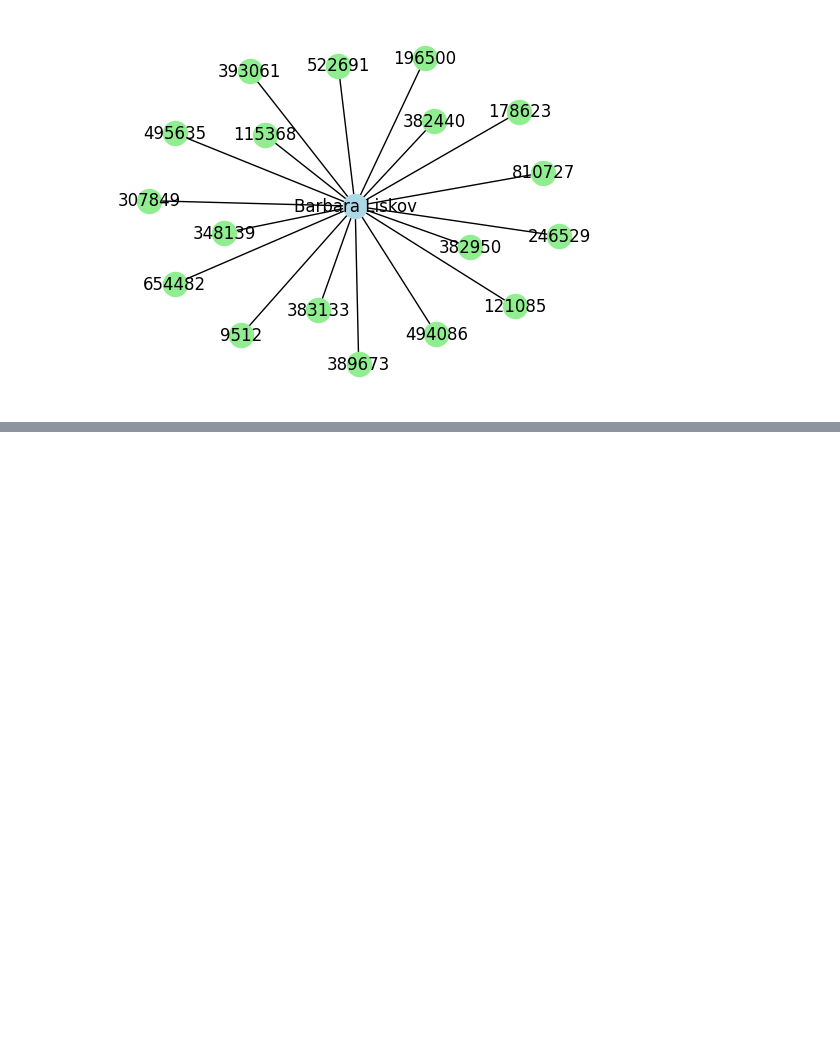
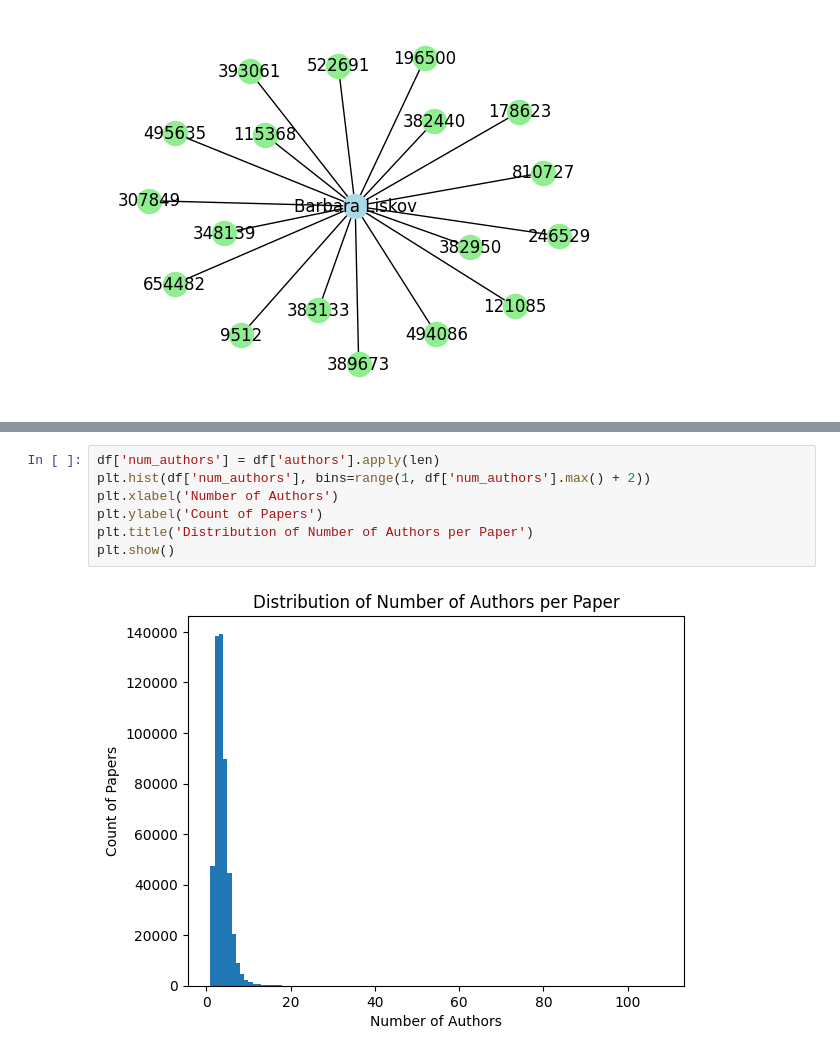
Before and after one commit to ishaangarg9/RecommenderSystem-Project, a Jupyter notebook: dataclean.ipynb, the cells around one changed output, grey strips where cells are left out. Saved outputs shown, nothing was run; the diff lists cells and outputs as text; blank space fills up the shorter version.

```diff
--- a/dataclean.ipynb
+++ b/dataclean.ipynb
@@ -179,0 +189,9 @@ plt.show()
+# %%
+df['num_authors'] = df['authors'].apply(len)
+plt.hist(df['num_authors'], bins=range(1, df['num_authors'].max() + 2))
+plt.xlabel('Number of Authors')
+plt.ylabel('Count of Papers')
+plt.title('Distribution of Number of Authors per Paper')
+plt.show()
+# %% [output]
+[figure, added]
```
Also changed, not shown: parts of 3 cells of this notebook, 1 other file.
